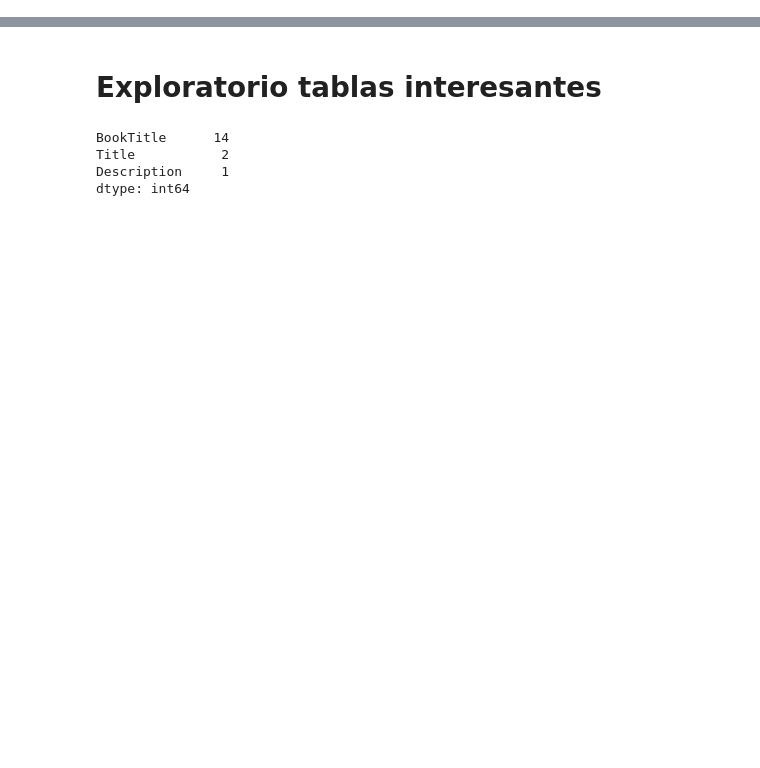
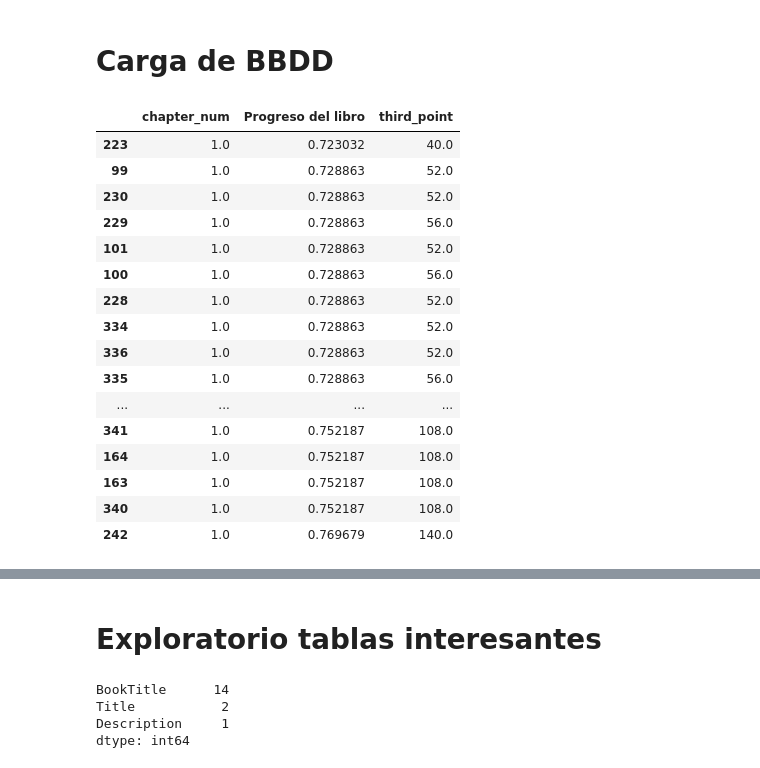
Before and after one commit to jaguirrepeman/koboannotations, a Jupyter notebook: notebook_kobo.ipynb, the cells around one changed output, grey strips where cells are left out. Cells and saved outputs as stored; diff of their text form; code cells hidden in the pictures; blank space fills up the shorter version.

```diff
--- a/notebook_kobo.ipynb
+++ b/notebook_kobo.ipynb
@@ -14,2 +9,43 @@ sqlite_path = "KoboReader.sqlite"
 # %%
 pd.options.display.max_columns = None
+# %% [markdown]
+# Carga de BBDD
+# %%
+db_path = "KoboReader.sqlite"  # Ruta a tu archivo SQLite
+db = SQLiteWrapper(db_path)
+db.connect()  # Establecer conexión
+anotaciones_df = db.get_annotations()
+# db.close()
+# %%
+anotaciones_df.loc[lambda x: x.Título.str.contains("Fluir")]\
+    .merge(bookmark_flow.rename(columns = {'ChapterProgress': 'Progreso del libro'}))\
+    .assign(
+        fragment=lambda x: x['StartContainerPath'].str.split('#').str[1],
+        point=lambda x: x['fragment'].str.extract(r'point\((.*?)\)')[0],
+        point_parts=lambda x: x['point'].str.split('/').apply(lambda lst: lst if lst else []),
+        third_point=lambda x: x['point_parts'].apply(lambda parts: parts[3] if parts else None),
+        last_point=lambda x: x['point_parts'].apply(lambda parts: parts[-1] if parts else None),
+).loc[lambda x: x.third_point != x.last_point]\
+.assign(chapter_num = lambda x: x['Capítulo'].str[0])\
+.loc[lambda x: x.chapter_num != "N"]\
+[[ "chapter_num", "Progreso del libro", "third_point"]].astype(float)\
+.sort_values("Progreso del libro").tail(20)
+# .plot(x = "Progreso del libro", y = "third_point", kind = "scatter")
+# %% [output]
+|  | chapter_num | Progreso del libro | third_point |
+| 223 | 1.0 | 0.723032 | 40.0 |
+| 99 | 1.0 | 0.728863 | 52.0 |
+| 230 | 1.0 | 0.728863 | 52.0 |
+| 229 | 1.0 | 0.728863 | 56.0 |
+| 101 | 1.0 | 0.728863 | 52.0 |
+| 100 | 1.0 | 0.728863 | 56.0 |
+| 228 | 1.0 | 0.728863 | 52.0 |
+| 334 | 1.0 | 0.728863 | 52.0 |
+| 336 | 1.0 | 0.728863 | 52.0 |
+| 335 | 1.0 | 0.728863 | 56.0 |
+| ... | ... | ... | ... |
+| 341 | 1.0 | 0.752187 | 108.0 |
+| 164 | 1.0 | 0.752187 | 108.0 |
+| 163 | 1.0 | 0.752187 | 108.0 |
+| 340 | 1.0 | 0.752187 | 108.0 |
+| 242 | 1.0 | 0.769679 | 140.0 |
```
Also changed, not shown: parts of 32 cells of this notebook, 3 other files.
